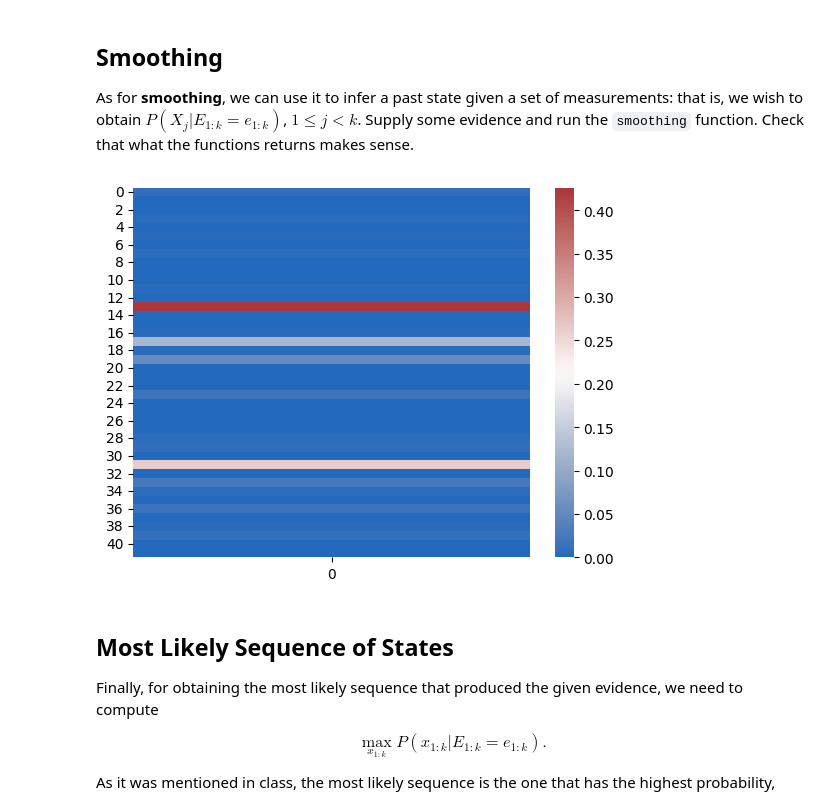
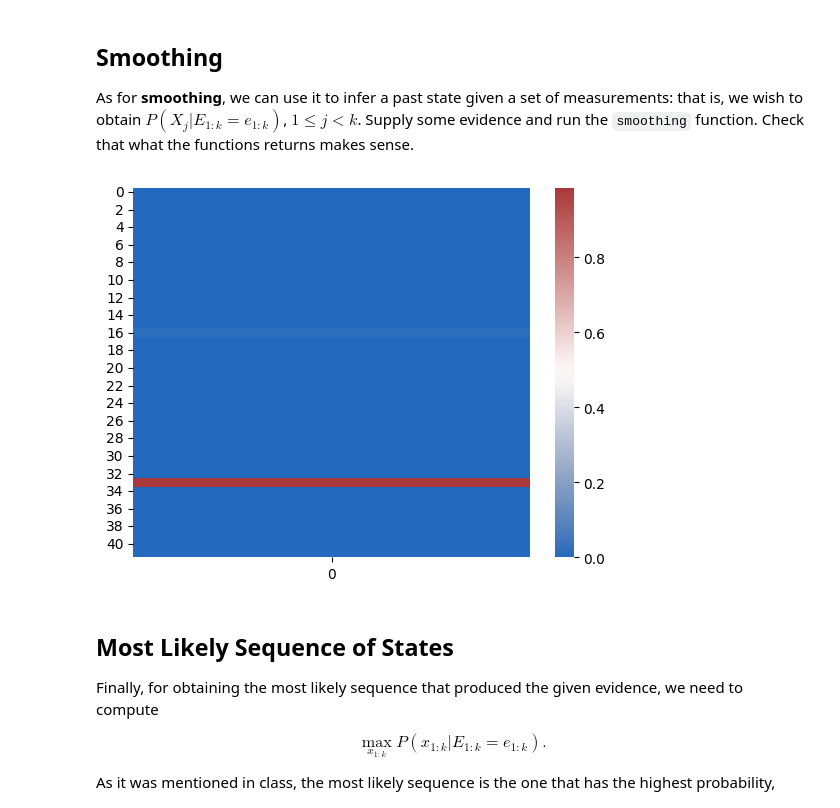
Before and after one commit to Aguscop19/MA2014-Modulo3, a Jupyter notebook: Solution Template.ipynb, the cells around one changed output. Drawn from its saved outputs; the diff is of its cells as text; code cells hidden in the pictures.

```diff
--- a/Solution Template.ipynb
+++ b/Solution Template.ipynb
@@ -58,7 +58,7 @@ T[5,6] = 1
 T[6,5] = 1/3; T[6,7] = 1/3; T[6,17] = 1/3
 T[7,6] = 1/3; T[7,8] = 1/3; T[7,18] = 1/3
 T[8,7] = 1/2; T[8,19] = 1/2
-T[9,21] = 1/2; T[7,8] = 1/2
+T[9,21] = 1/2; T[9,8] = 1/2
 T[10,9] = 1/2; T[10,11] = 1/2
 T[11,10] = 1/2; T[11,12] = 1/2
 T[12,11] = 1/2; T[12,22] = 1/2
@@ -90,6 +90,7 @@ T[37,36] = 1
 T[38,39] = 1
 T[39,28] = 1/3; T[39,38] = 1/3; T[39,40] = 1/3
 T[40,39] = 1
+T[41,41] = 1 #por si empieza en 41 se queda en 41
 # %% [markdown]
 Also, define a dictionary that will contain all the possible states of the system. Remember that each state is a location that can be stored as a tuple. Pick the origin as the lower left corner of the map.
 # %%
@@ -206,4 +274,5 @@ def filtering(E, O, T, X0):
 # %%
 #0->1->13->14 con un error en el ultimo sensor
 #E = [[0,1,1,1],[1,1,0,0],[0,0,1,1],[0,1,0,0]]
-E = [7,12,3,3]
+E = a
+print(E)
@@ -243,11 +314,11 @@ def smoothing(E, O, T, X0, k):
 
     return smooth
 # %%
-E = [7,12,3,3]
+E = a
 
 view_heatmap(smoothing(E, O, T, X0, 3))
 # %% [output]
-[figure, old version]
+[figure, new version]
 # %% [markdown]
 ## Most Likely Sequence of States
 
```
Also changed, not shown: parts of 4 cells of this notebook.
